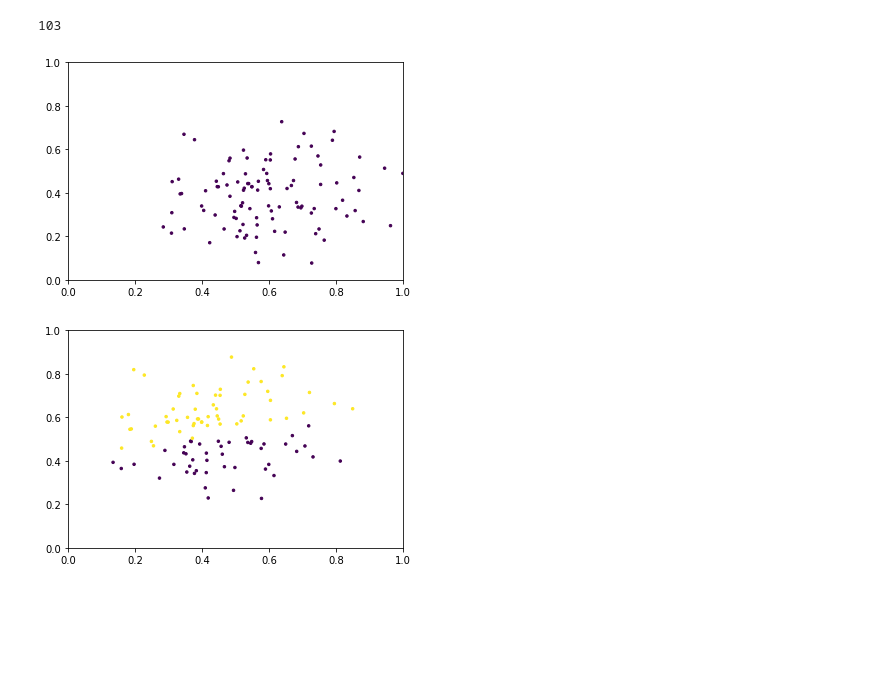
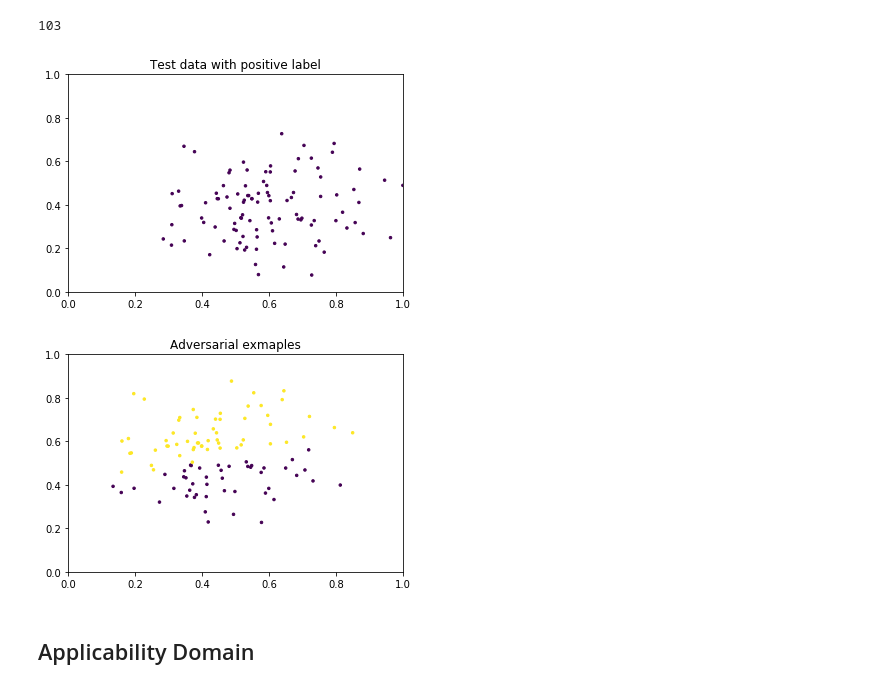
Before and after one commit to changx03/jupyter_tensorflow, a Jupyter notebook: toy_dataset.ipynb, the cells around one changed output. Saved outputs shown, nothing was run; the diff lists cells and outputs as text; code cells hidden in the pictures; blank space fills up the shorter version.

```diff
--- a/toy_dataset.ipynb
+++ b/toy_dataset.ipynb
@@ -274,27 +269,31 @@ len(ad_result.numpy()[list(test_positive_indices)])
 # %%
 plt.figure()
 plt.scatter(x_test[list(test_positive_indices)][:, 0],
             x_test[list(test_positive_indices)][:, 1],
             marker='.',
             c=y[test_indices][list(test_positive_indices)],
             s=25,
             edgecolor='face')
 plt.grid(False)
 plt.ylim(0, 1.0)
 plt.xlim(0, 1.0)
+plt.title('Test data with positive label')
 plt.show()
 
 plt.figure()
 plt.scatter(x_ad.numpy()[list(test_positive_indices)][:, 0],
             x_ad.numpy()[list(test_positive_indices)][:, 1],
             marker='.',
             c=ad_result.numpy()[list(test_positive_indices)],
             s=25,
             edgecolor='face')
 plt.grid(False)
 plt.ylim(0, 1.0)
 plt.xlim(0, 1.0)
+plt.title('Adversarial exmaples')
 plt.show()
 # %% [output]
-[figure, old version]
+[figure, new version]
-[figure, old version]
+[figure, new version]
+# %% [markdown]
+## Applicability Domain
```
Also changed, not shown: parts of 3 cells of this notebook.
